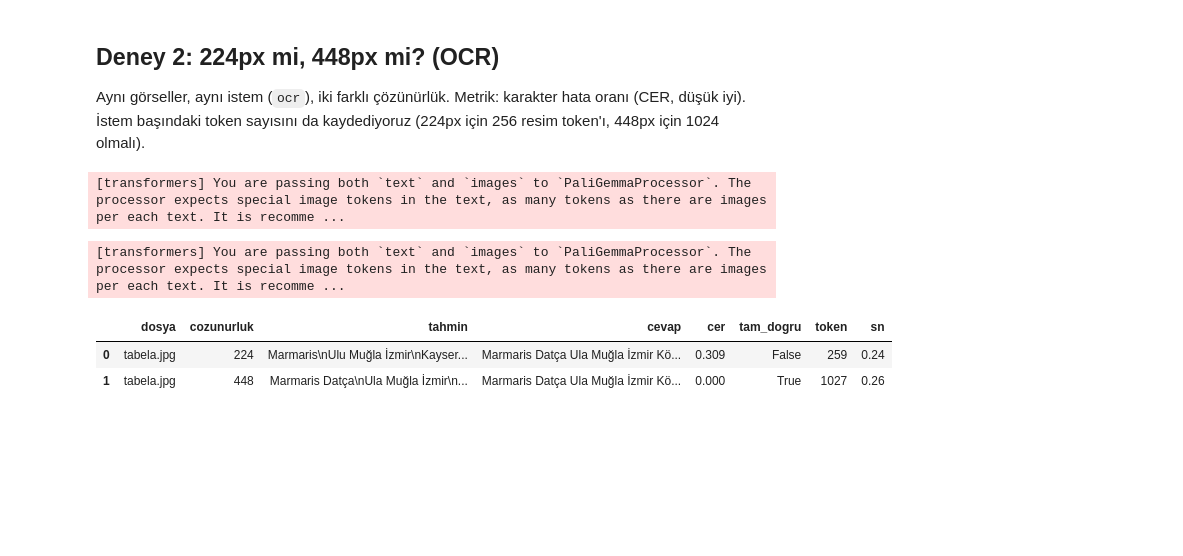
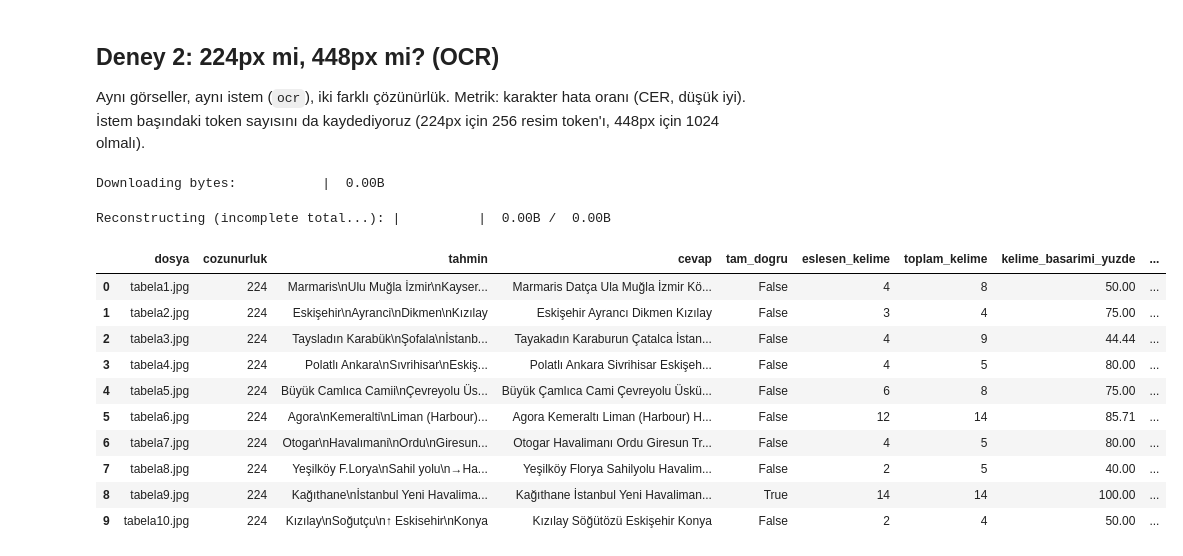
Before and after one commit to eliftufekci/paligemma2, a Jupyter notebook: paligemma2_deney.ipynb, the cells around one changed output. Drawn from its saved outputs; the diff is of its cells as text; code cells hidden in the pictures; blank space fills up the shorter version.

Commit message:
yeni deney sonuçları eklendi

```diff
--- a/paligemma2_deney.ipynb
+++ b/paligemma2_deney.ipynb
@@ -163,26 +246,59 @@ tr          0.4      2       5
 ## Deney 2: 224px mi, 448px mi? (OCR)
 Aynı görseller, aynı istem (`ocr`), iki farklı çözünürlük. Metrik: karakter hata oranı (CER, düşük iyi). İstem başındaki token sayısını da kaydediyoruz (224px için 256 resim token'ı, 448px için 1024 olmalı).
 # %%
-ocr = df[df.gorev=="ocr"]
+import gc
+
+ocr = df[df.gorev == "ocr"]
 rows = []
-for model_id, res_adi in [("google/paligemma2-3b-mix-224","224"),
-                          ("google/paligemma2-3b-mix-448","448")]:
-    del model; torch.cuda.empty_cache()
+
+for model_id, res_adi in [("google/paligemma2-3b-mix-224", "224"),
+                          ("google/paligemma2-3b-mix-448", "448")]:
+    # GPU belleğini temizle
+    if "model" in locals():
+        del model, proc
+        gc.collect()
+        torch.cuda.empty_cache()
+
     model, proc = load(model_id)
+
     for _, r in ocr.iterrows():
         img = Image.open(f"veri/{r.dosya}").convert("RGB")
-        pred, n_in, dt = ask(model, proc, img, "ocr")
-        rows.append(dict(dosya=r.dosya, cozunurluk=res_adi, tahmin=pred, cevap=r.cevap,
-                         cer=round(cer(pred, r.cevap),3), tam_dogru=normalize(pred)==normalize(r.cevap),
-                         token=n_in, sn=round(dt,2)))
+        # Uzun tabelalarda metnin kesilmemesi için token sınırını 128 yaptık
+        pred, n_in, dt = ask(model, proc, img, "ocr", max_new_tokens=128)
+
+        # Kelime bazlı sıradan bağımsız değerlendirme
+        basari_yuzde, eslesen, toplam = kelime_basarimi(pred, r.cevap)
+
+        rows.append(dict(
+            dosya=r.dosya,
+            cozunurluk=res_adi,
+            tahmin=pred,
+            cevap=r.cevap,
+            tam_dogru=normalize(pred) == normalize(r.cevap),  # Eksik olan sütun eklendi
+            eslesen_kelime=eslesen,
+            toplam_kelime=toplam,
+            kelime_basarimi_yuzde=basari_yuzde,
+            cer=round(cer(pred, r.cevap), 3),
+            token=n_in,
+            sn=round(dt, 2)
+        ))
+
 res2 = pd.DataFrame(rows)
-res2
+res2.head(10)
 # %% [output]
-[transformers] You are passing both `text` and `images` to `PaliGemmaProcessor`. The processor expects special image tokens in the text, as many tokens as there are images per each text. It is recomme ...
+Downloading bytes:           |  0.00B
-[transformers] You are passing both `text` and `images` to `PaliGemmaProcessor`. The processor expects special image tokens in the text, as many tokens as there are images per each text. It is recomme ...
+Reconstructing (incomplete total...): |          |  0.00B /  0.00B
-|  | dosya | cozunurluk | tahmin | cevap | cer | tam_dogru | token | sn |
-| 0 | tabela.jpg | 224 | Marmaris\nUlu Muğla İzmir\nKayser... | Marmaris Datça Ula Muğla İzmir Kö... | 0.309 | False | 259 | 0.24 |
-| 1 | tabela.jpg | 448 | Marmaris Datça\nUla Muğla İzmir\n... | Marmaris Datça Ula Muğla İzmir Kö... | 0.000 | True | 1027 | 0.26 |
+|  | dosya | cozunurluk | tahmin | cevap | tam_dogru | eslesen_kelime | toplam_kelime | kelime_basarimi_yuzde | ... |
+| 0 | tabela1.jpg | 224 | Marmaris\nUlu Muğla İzmir\nKayser... | Marmaris Datça Ula Muğla İzmir Kö... | False | 4 | 8 | 50.00 | ... |
+| 1 | tabela2.jpg | 224 | Eskişehir\nAyranci\nDikmen\nKızılay | Eskişehir Ayrancı Dikmen Kızılay | False | 3 | 4 | 75.00 | ... |
+| 2 | tabela3.jpg | 224 | Taysladın Karabük\nŞofala\nİstanb... | Tayakadın Karaburun Çatalca İstan... | False | 4 | 9 | 44.44 | ... |
+| 3 | tabela4.jpg | 224 | Polatlı Ankara\nSıvrihisar\nEskiş... | Polatlı Ankara Sivrihisar Eskişeh... | False | 4 | 5 | 80.00 | ... |
+| 4 | tabela5.jpg | 224 | Büyük Camlıca Camii\nÇevreyolu Üs... | Büyük Çamlıca Cami Çevreyolu Üskü... | False | 6 | 8 | 75.00 | ... |
+| 5 | tabela6.jpg | 224 | Agora\nKemeralti\nLiman (Harbour)... | Agora Kemeraltı Liman (Harbour) H... | False | 12 | 14 | 85.71 | ... |
+| 6 | tabela7.jpg | 224 | Otogar\nHavalımani\nOrdu\nGiresun... | Otogar Havalimanı Ordu Giresun Tr... | False | 4 | 5 | 80.00 | ... |
+| 7 | tabela8.jpg | 224 | Yeşilköy F.Lorya\nSahil yolu\n→Ha... | Yeşilköy Florya Sahilyolu Havalim... | False | 2 | 5 | 40.00 | ... |
+| 8 | tabela9.jpg | 224 | Kağıthane\nİstanbul Yeni Havalima... | Kağıthane İstanbul Yeni Havaliman... | True | 14 | 14 | 100.00 | ... |
+| 9 | tabela10.jpg | 224 | Kızılay\nSoğutçu\n↑ Eskisehir\nKonya | Kızılay Söğütözü Eskişehir Konya | False | 2 | 4 | 50.00 | ... |
 # %%
 print(res2.groupby("cozunurluk").agg(ort_CER=("cer","mean"), tam_dogru=("tam_dogru","sum"),
       ort_token=("token","mean"), ort_sn=("sn","mean"), n=("cer","count")).round(3))
```
Also changed, not shown: parts of 13 cells of this notebook, 5 other files.
